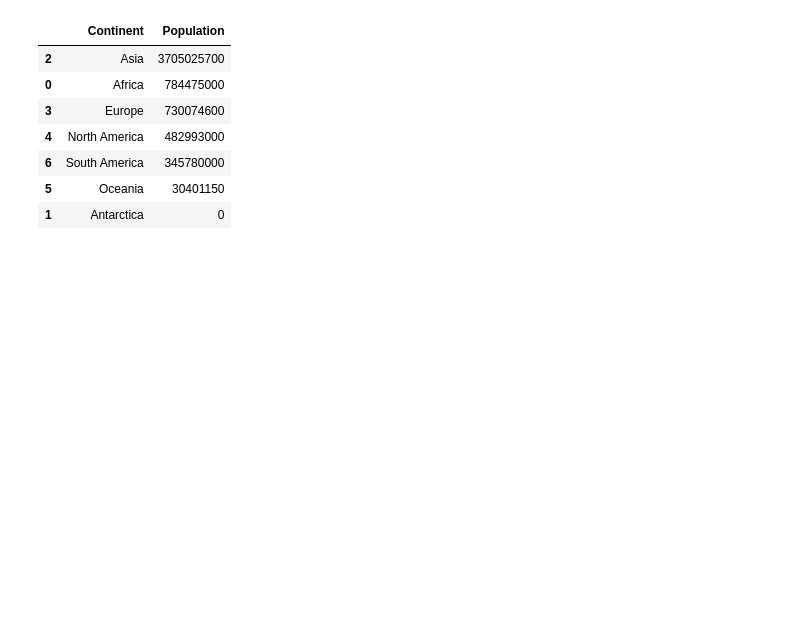
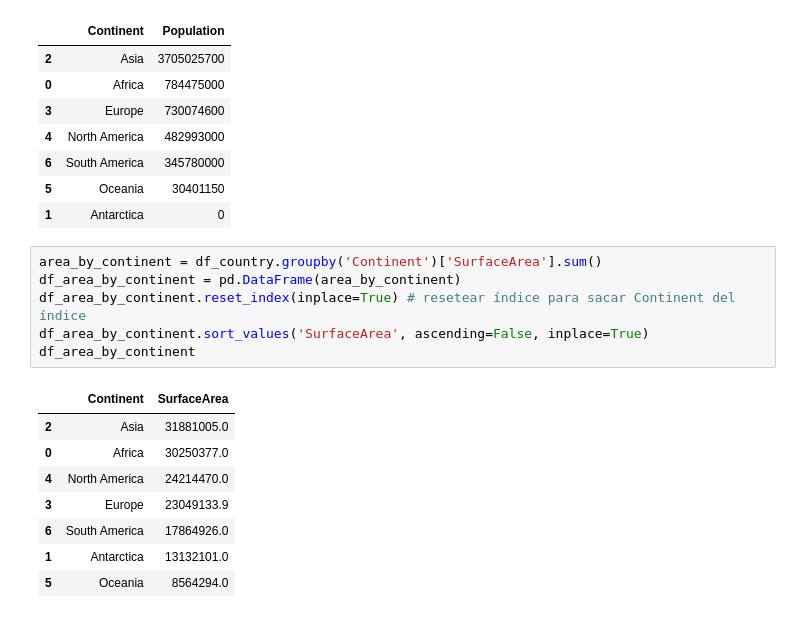
Before and after one commit to MiguelAngel3378/CURSO_ANALISIS_BD2, a Jupyter notebook: m4_pandas/operaciones/world_join.ipynb, the cells around one changed output. Drawn from its saved outputs; the diff is of its cells as text; blank space fills up the shorter version.

```diff
--- a/m4_pandas/operaciones/world_join.ipynb
+++ b/m4_pandas/operaciones/world_join.ipynb
@@ -127,3 +127,18 @@ df_population_by_continent.sort_values('Population', ascending=False)
 | 6 | South America | 345780000 |
 | 5 | Oceania | 30401150 |
 | 1 | Antarctica | 0 |
+# %%
+area_by_continent = df_country.groupby('Continent')['SurfaceArea'].sum()
+df_area_by_continent = pd.DataFrame(area_by_continent)
+df_area_by_continent.reset_index(inplace=True) # resetear índice para sacar Continent del índice
+df_area_by_continent.sort_values('SurfaceArea', ascending=False, inplace=True)
+df_area_by_continent
+# %% [output]
+|  | Continent | SurfaceArea |
+| 2 | Asia | 31881005.0 |
+| 0 | Africa | 30250377.0 |
+| 4 | North America | 24214470.0 |
+| 3 | Europe | 23049133.9 |
+| 6 | South America | 17864926.0 |
+| 1 | Antarctica | 13132101.0 |
+| 5 | Oceania | 8564294.0 |
```
Also changed, not shown: parts of 6 cells of this notebook, 1 other file.
